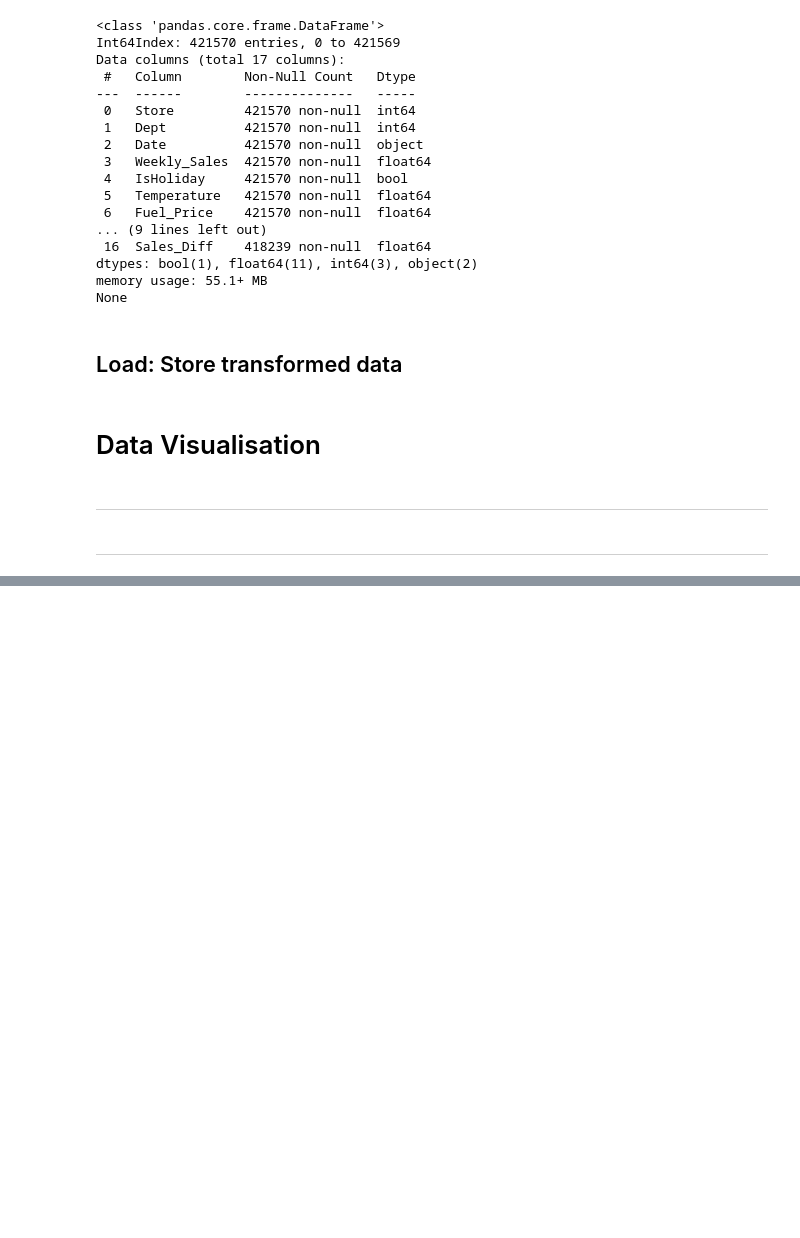
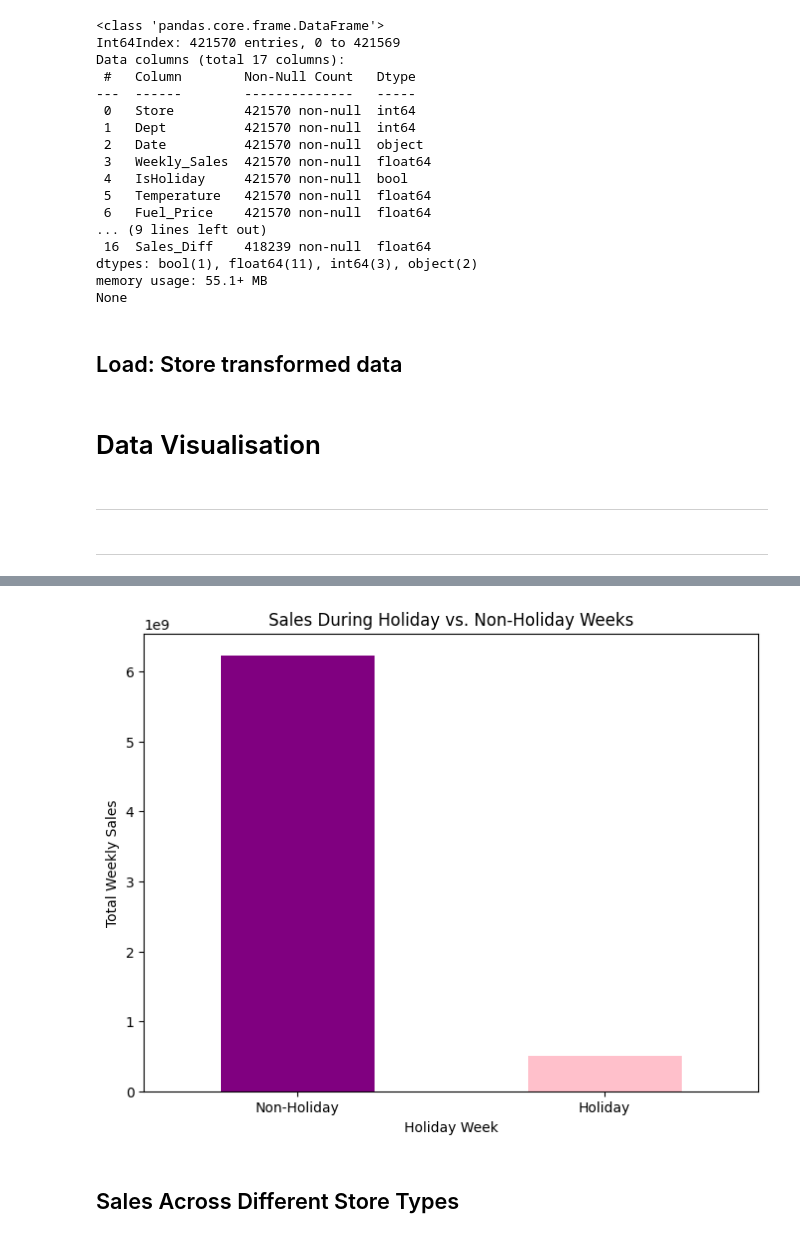
Before and after one commit to Ewa1986/Retail-Sales-Data-Analysis, a Jupyter notebook: jupyter_notebooks/Retail_Sales_Data_Analysis.ipynb, the cells around one changed output, grey strips where cells are left out. Drawn from its saved outputs; the diff is of its cells as text; code cells hidden in the pictures; blank space fills up the shorter version.

```diff
--- a/jupyter_notebooks/Retail_Sales_Data_Analysis.ipynb
+++ b/jupyter_notebooks/Retail_Sales_Data_Analysis.ipynb
@@ -215,0 +238,11 @@ fig.show()
+# %%
+holiday_sales.plot(kind='bar', figsize=(8, 6), color=['purple', 'pink'])
+plt.title('Sales During Holiday vs. Non-Holiday Weeks')
+plt.xlabel('Holiday Week')
+plt.ylabel('Total Weekly Sales')
+plt.xticks(ticks=[0, 1], labels=['Non-Holiday', 'Holiday'], rotation=0)
+plt.show()
+# %% [output]
+[figure, added]
+# %% [markdown]
+## Sales Across Different Store Types
```
Also changed, not shown: parts of 16 cells of this notebook.
